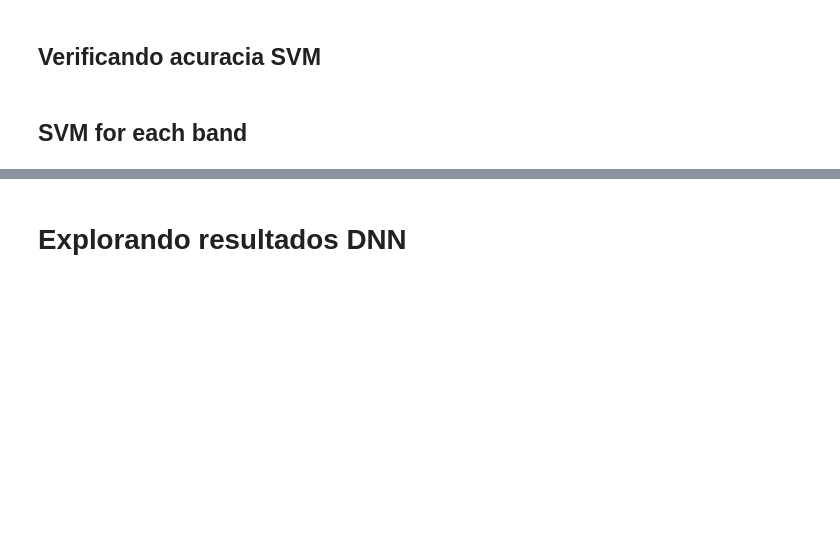
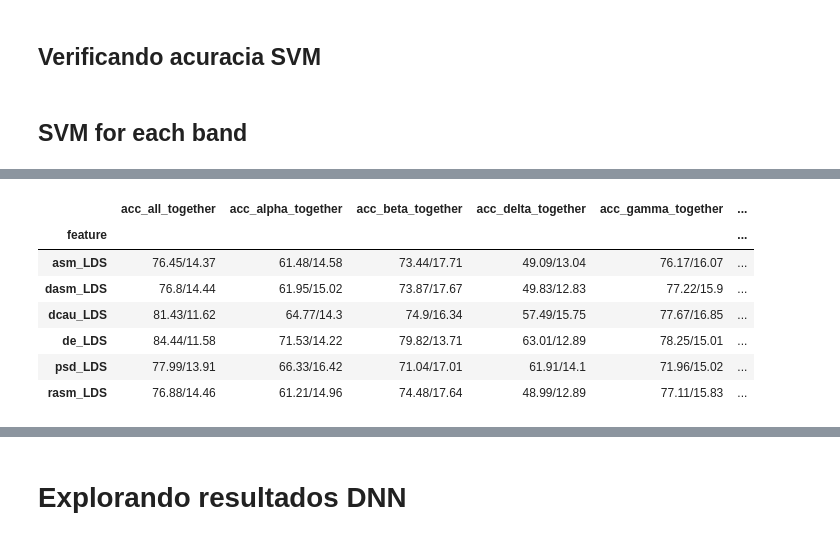
Before and after one commit to jvmr22/MSc-dissertation-EEG-Analysis, a Jupyter notebook: EDA_seed.ipynb, the cells around one changed output, grey strips where cells are left out. Saved outputs shown, nothing was run; the diff lists cells and outputs as text; code cells hidden in the pictures; blank space fills up the shorter version.

```diff
--- a/EDA_seed.ipynb
+++ b/EDA_seed.ipynb
@@ -294,0 +358,20 @@ full_svm_result_df.reset_index().to_csv(f"{external_data_ref}_SVM_result_summary
+# %%
+analysing_std_and_mean.columns = analysing_std_and_mean.columns.reorder_levels(order=[0,2,1])
+# print(analysing_std_and_mean.columns)
+analysing_std_and_mean.columns = ['_'.join(col) for col in analysing_std_and_mean.columns]
+# column_to_concatenate='acc_all'
+new_column_list = []
+for column_to_concatenate in ['acc_all','acc_alpha','acc_beta','acc_delta','acc_gamma','acc_theta']:
+    new_column = f'{column_to_concatenate}_together'
+    analysing_std_and_mean[new_column] = analysing_std_and_mean[f'{column_to_concatenate}_mean'].round(2).astype(str) + '/'+ analysing_std_and_mean[f'{column_to_concatenate}_std'].round(2).astype(str)
+    new_column_list.append(new_column)
+analysing_std_and_mean[new_column_list]
+# %% [output]
+|  | acc_all_together | acc_alpha_together | acc_beta_together | acc_delta_together | acc_gamma_together | ... |
+| feature |  |  |  |  |  | ... |
+| asm_LDS | 76.45/14.37 | 61.48/14.58 | 73.44/17.71 | 49.09/13.04 | 76.17/16.07 | ... |
+| dasm_LDS | 76.8/14.44 | 61.95/15.02 | 73.87/17.67 | 49.83/12.83 | 77.22/15.9 | ... |
+| dcau_LDS | 81.43/11.62 | 64.77/14.3 | 74.9/16.34 | 57.49/15.75 | 77.67/16.85 | ... |
+| de_LDS | 84.44/11.58 | 71.53/14.22 | 79.82/13.71 | 63.01/12.89 | 78.25/15.01 | ... |
+| psd_LDS | 77.99/13.91 | 66.33/16.42 | 71.04/17.01 | 61.91/14.1 | 71.96/15.02 | ... |
+| rasm_LDS | 76.88/14.46 | 61.21/14.96 | 74.48/17.64 | 48.99/12.89 | 77.11/15.83 | ... |
```
Also changed, not shown: parts of 6 cells of this notebook.
